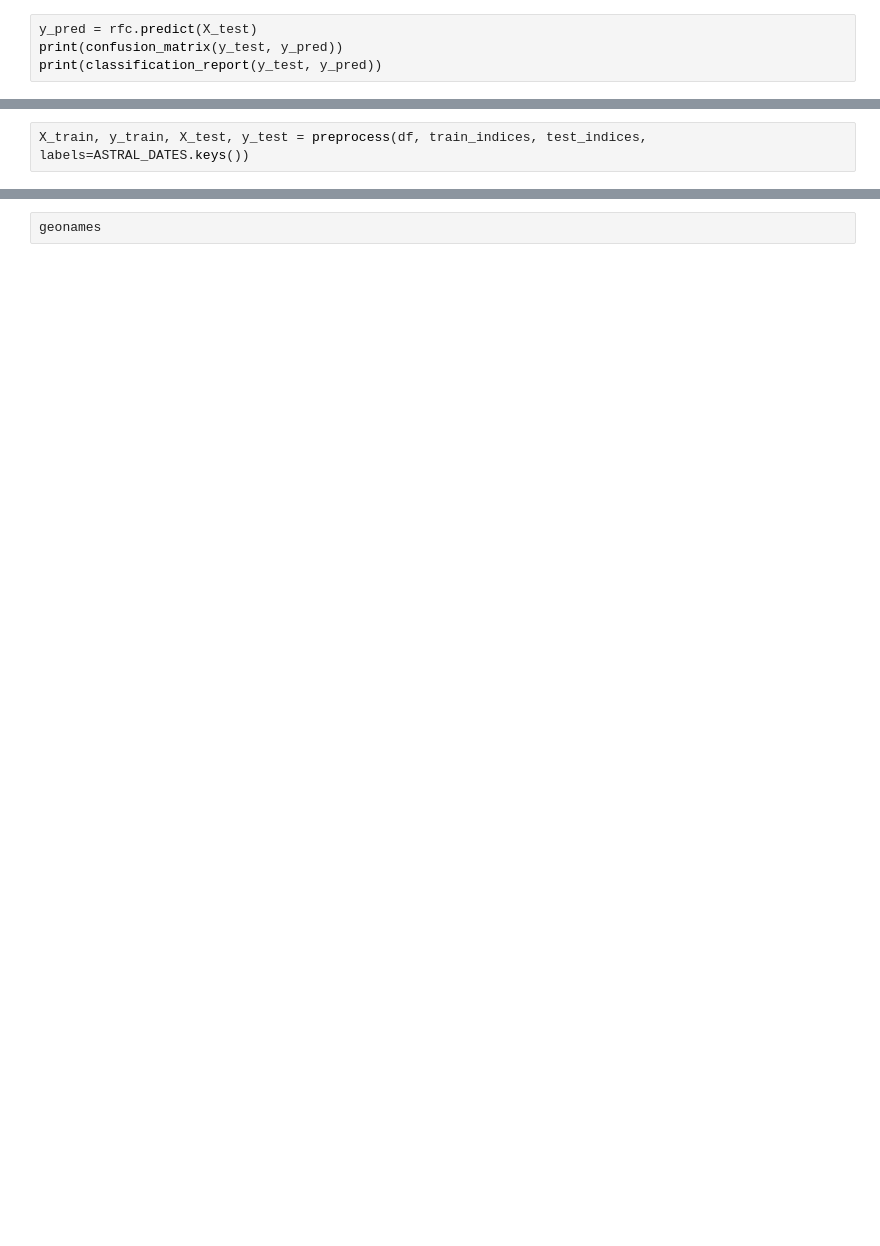
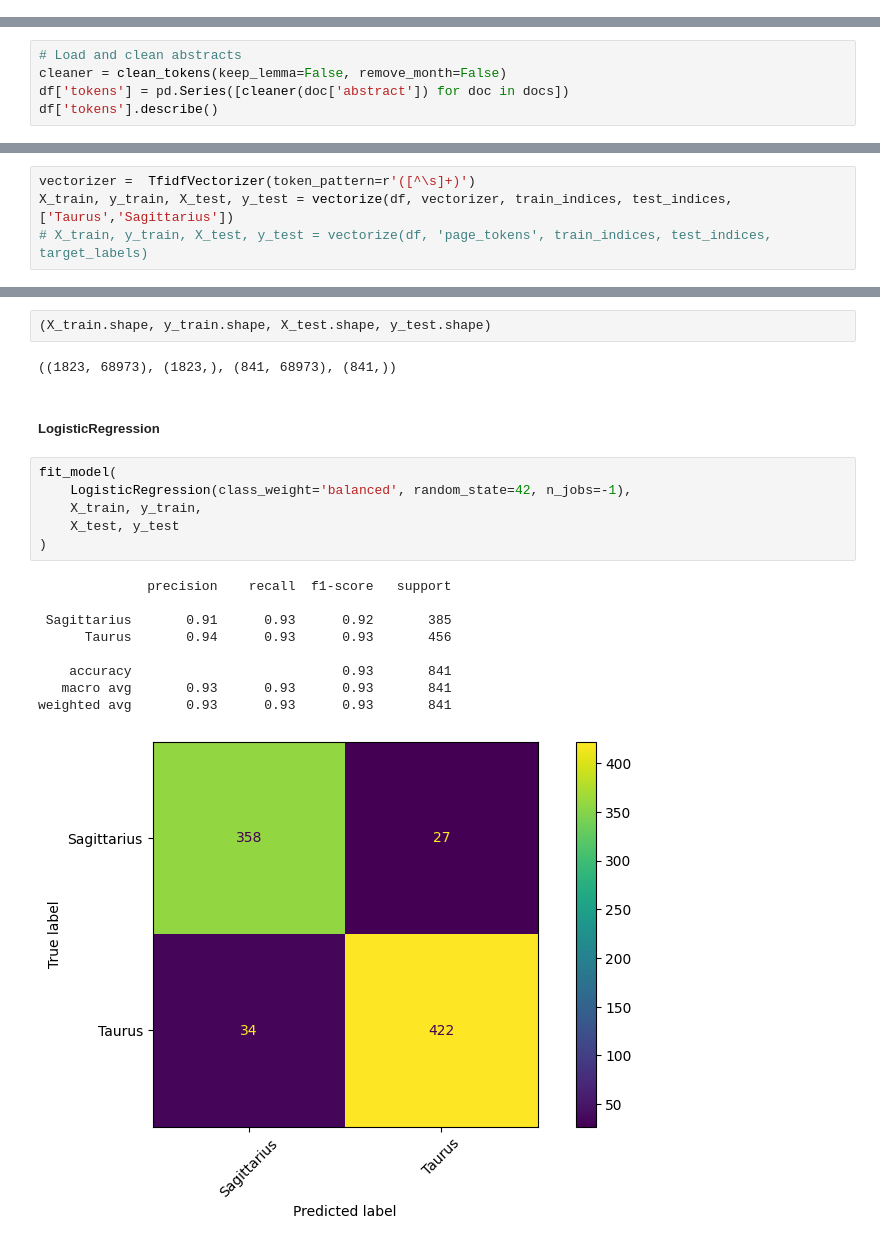
Before and after one commit to PierreEpron/tal-m1-ds, a Jupyter notebook: classification.ipynb, the cells around one changed output, grey strips where cells are left out. Cells and saved outputs as stored; diff of their text form; blank space fills up the shorter version.

```diff
--- a/classification.ipynb
+++ b/classification.ipynb
@@ -167,4 +72,0 @@ rfc = RandomForestClassifier(class_weight='balanced', random_state=42, n_jobs=8,
-# %%
-y_pred = rfc.predict(X_test)
-print(confusion_matrix(y_test, y_pred))
-print(classification_report(y_test, y_pred))
@@ -185,2 +72,0 @@ weighted avg       0.50      0.50      0.50      2111
-# %%
-X_train, y_train, X_test, y_test = preprocess(df, train_indices, test_indices, labels=ASTRAL_DATES.keys())
@@ -186,0 +121,5 @@ X_train, y_train, X_test, y_test = preprocess(df, train_indices, test_indices, l
+# %%
+# Load and clean abstracts
+cleaner = clean_tokens(keep_lemma=False, remove_month=False)
+df['tokens'] = pd.Series([cleaner(doc['abstract']) for doc in docs])
+df['tokens'].describe()
@@ -187,3 +134,7 @@ X_train, y_train, X_test, y_test = preprocess(df, train_indices, test_indices, l
+# %%
+vectorizer =  TfidfVectorizer(token_pattern=r'([^\s]+)')
+X_train, y_train, X_test, y_test = vectorize(df, vectorizer, train_indices, test_indices, ['Taurus','Sagittarius'])
+# X_train, y_train, X_test, y_test = vectorize(df, 'page_tokens', train_indices, test_indices, target_labels)
 # %%
 y_train.value_counts() / len(y_train)
 # %% [output]
@@ -277,2 +150,22 @@ weighted avg       0.08      0.08      0.08     13984
-# %%
-geonames
+# %%
+(X_train.shape, y_train.shape, X_test.shape, y_test.shape)
+# %% [output]
+((1823, 68973), (1823,), (841, 68973), (841,))
+# %% [markdown]
+##### LogisticRegression
+# %%
+fit_model(
+    LogisticRegression(class_weight='balanced', random_state=42, n_jobs=-1),
+    X_train, y_train,
+    X_test, y_test
+)
+# %% [output]
+              precision    recall  f1-score   support
+
+ Sagittarius       0.91      0.93      0.92       385
+      Taurus       0.94      0.93      0.93       456
+
+    accuracy                           0.93       841
+   macro avg       0.93      0.93      0.93       841
+weighted avg       0.93      0.93      0.93       841
+[figure, added]
```
Also changed, not shown: parts of 126 cells of this notebook.
